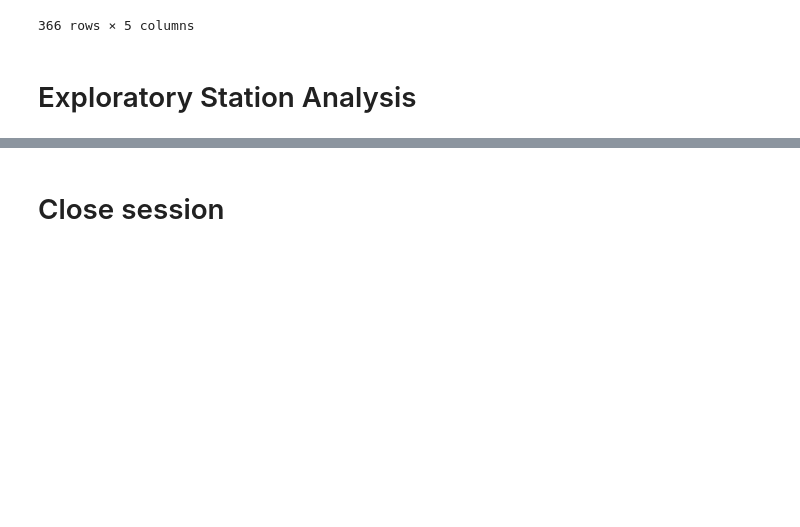
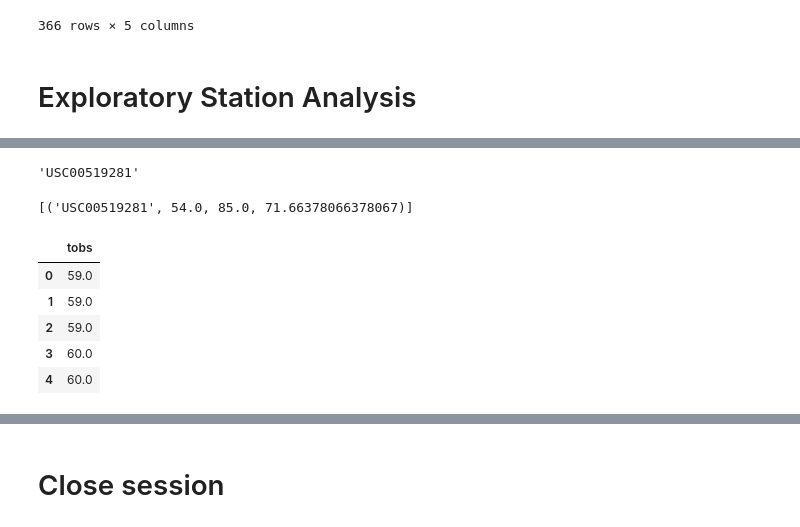
Before and after one commit to Nii-O/SQLAlchemy-Challenge, a Jupyter notebook: climate_starter.ipynb, the cells around one changed output, grey strips where cells are left out. Cells and saved outputs as stored; diff of their text form; code cells hidden in the pictures; blank space fills up the shorter version.

```diff
--- a/climate_starter.ipynb
+++ b/climate_starter.ipynb
@@ -126,5 +169,34 @@ summary_table
+# %%
+active = session.query(Measurements.station, func.count(Measurements.station)).group_by(Measurements.station).order_by(desc(func.count(Measurements.station))).limit(1)[0][0]
+active
+# %% [output]
+'USC00519281'
 # %%
 # Using the most active station id from the previous query, calculate the lowest, highest, and average temperature.
+sel = [Measurements.station,
+       func.min(Measurements.tobs),
+       func.max(Measurements.tobs),
+       func.avg(Measurements.tobs)]
+active_temp = session.query(*sel).\
+    filter(Measurements.station==active).all()
+active_temp
+# %% [output]
+[('USC00519281', 54.0, 85.0, 71.66378066378067)]
 # %%
 # Using the most active station id
 # Query the last 12 months of temperature observation data for this station and plot the results as a histogram
+past_temp= session.query(Measurements.tobs).\
+                    filter(Measurements.station== active).\
+                    filter(Measurements.date>= year_ago).\
+                    order_by(Measurements.tobs).all()
+
+past_temp_df= pd.DataFrame( past_temp)
+past_temp_df1= past_temp_df.rename(columns={0:'tobs'})
+past_temp_df1.head()
+# %% [output]
+|  | tobs |
+| 0 | 59.0 |
+| 1 | 59.0 |
+| 2 | 59.0 |
+| 3 | 60.0 |
+| 4 | 60.0 |
```
Also changed, not shown: parts of 10 cells of this notebook.
